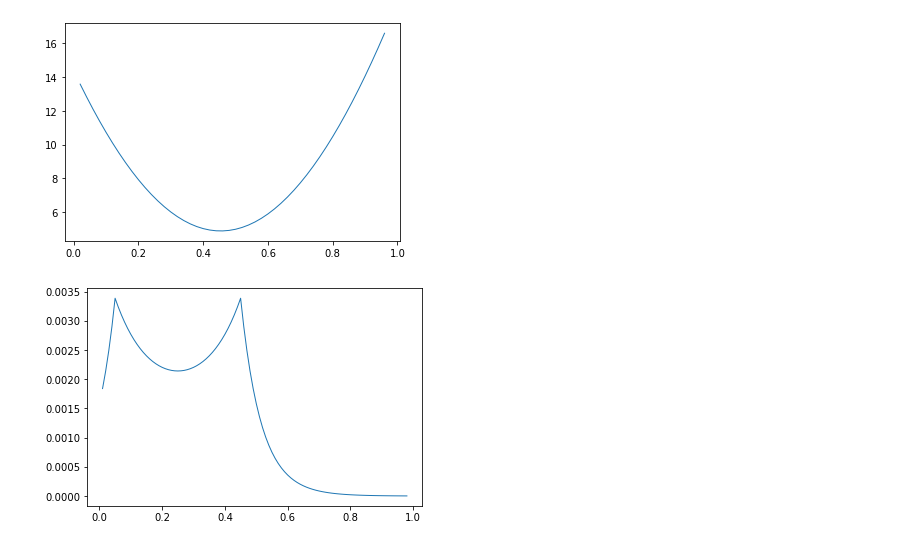
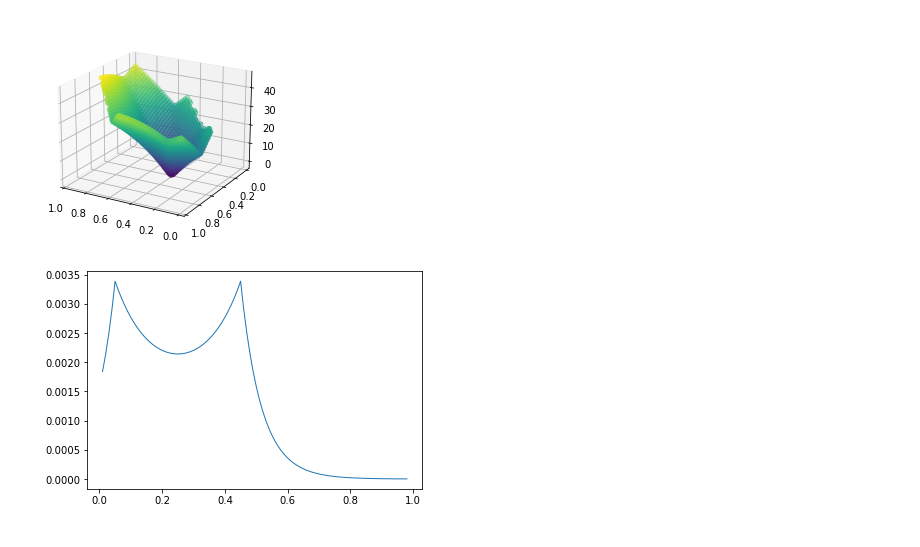
Before and after one commit to spertus/UI-TS, a Jupyter notebook: Code/stratMartExample.ipynb, the cells around one changed output. Cells and saved outputs as stored; diff of their text form; code cells hidden in the pictures.

```diff
--- a/Code/stratMartExample.ipynb
+++ b/Code/stratMartExample.ipynb
@@ -156,14 +231,20 @@ array([144., 148., 144., 146., 146., 144., 142., 144., 144., 143.])
 # %%
-N = [50, 50]
-x = [0.5 * np.ones(50), 0.6 * np.ones(50)]
+K = 3
+N = [100 for _ in range(K)]
+delta = 0.3
+shifts = np.linspace(-0.5,0.5,K)
+deltas = shifts * delta
+x = [random_truncated_gaussian(0.5 + deltas[k], 0.05, N[k]) for k in range(K)]
+
 plot_marts_eta(x = x,
                N = N,
-               lam_func = Bets.smooth_predictable,
+               #lam_func = Bets.smooth_predictable,
+               mixture = "vertex",
                allocation_func = Allocations.proportional_round_robin,
                combine = "product",
                res = 2e-2)
 # %% [output]
-[figure, old version]
+[figure, new version]
 # %%
 #fisher combining isn't even unimodal... i.e. it seems like it will be difficult to scale
 plot_marts_eta(
```
Also changed, not shown: parts of 11 cells of this notebook.
